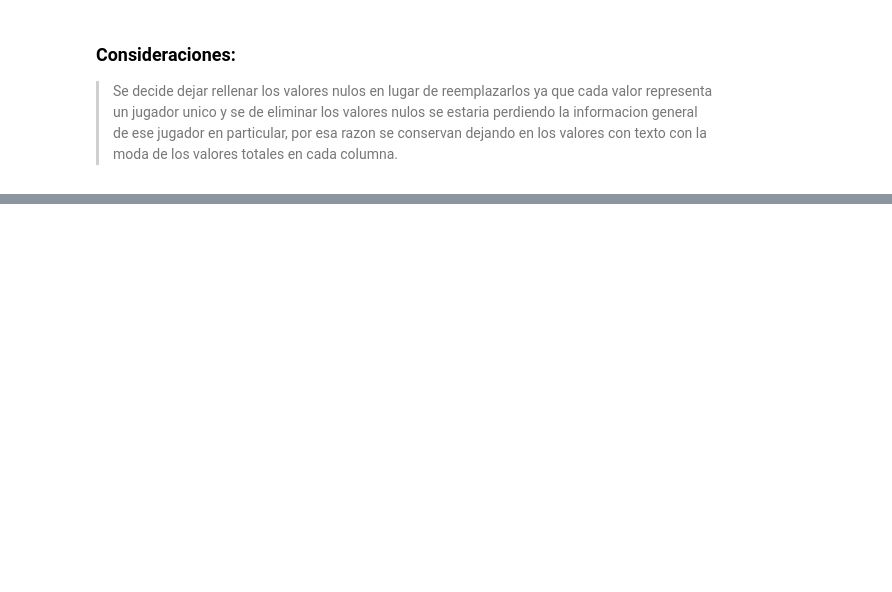
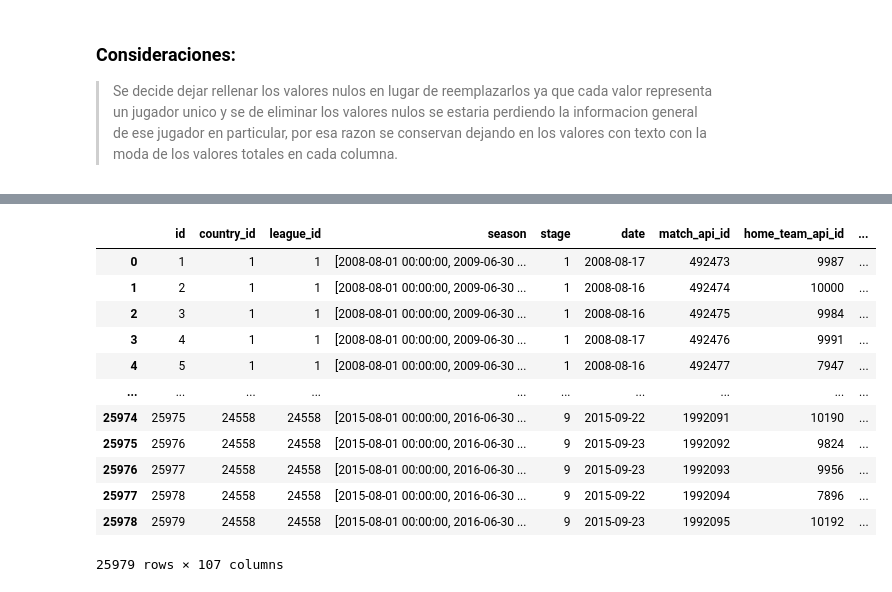
Before and after one commit to rammerbot/mi_casino_test, a Jupyter notebook: mi_casino_test.ipynb, the cells around one changed output, grey strips where cells are left out. Drawn from its saved outputs; the diff is of its cells as text; code cells hidden in the pictures; blank space fills up the shorter version.

```diff
--- a/mi_casino_test.ipynb
+++ b/mi_casino_test.ipynb
@@ -437,0 +679,32 @@ array(['medium', 'high', 'low'], dtype=object)
+# %%
+df['Match']['date'] = pd.to_datetime(df['Match']['date'], errors='coerce')
+
+
+# Separar los años y crear columnas auxiliares para crear el rango de fechas.
+df['Match'][['start_year', 'end_year']] = df['Match']['season'].str.split('/', expand=True)
+
+# Convertir a fechas
+df['Match']['start_date'] = pd.to_datetime(df['Match']['start_year'] + '-08-01')
+df['Match']['end_date'] = pd.to_datetime(df['Match']['end_year'] + '-06-30')
+
+# Crear un rango de fechas para reemplazar el texto en la columna 'season'.
+df['Match']['season'] = df['Match'].apply(lambda x: pd.Interval(x['start_date'], x['end_date'], closed='both'), axis=1)
+
+# Eliminar columnas auxiliares.
+df['Match'].drop(columns=['start_year', 'end_year', 'start_date', 'end_date'], inplace=True)
+# %%
+df['Match']
+# %% [output]
+|  | id | country_id | league_id | season | stage | date | match_api_id | home_team_api_id | ... |
+| 0 | 1 | 1 | 1 | [2008-08-01 00:00:00, 2009-06-30 ... | 1 | 2008-08-17 | 492473 | 9987 | ... |
+| 1 | 2 | 1 | 1 | [2008-08-01 00:00:00, 2009-06-30 ... | 1 | 2008-08-16 | 492474 | 10000 | ... |
+| 2 | 3 | 1 | 1 | [2008-08-01 00:00:00, 2009-06-30 ... | 1 | 2008-08-16 | 492475 | 9984 | ... |
+| 3 | 4 | 1 | 1 | [2008-08-01 00:00:00, 2009-06-30 ... | 1 | 2008-08-17 | 492476 | 9991 | ... |
+| 4 | 5 | 1 | 1 | [2008-08-01 00:00:00, 2009-06-30 ... | 1 | 2008-08-16 | 492477 | 7947 | ... |
+| ... | ... | ... | ... | ... | ... | ... | ... | ... | ... |
+| 25974 | 25975 | 24558 | 24558 | [2015-08-01 00:00:00, 2016-06-30 ... | 9 | 2015-09-22 | 1992091 | 10190 | ... |
+| 25975 | 25976 | 24558 | 24558 | [2015-08-01 00:00:00, 2016-06-30 ... | 9 | 2015-09-23 | 1992092 | 9824 | ... |
+| 25976 | 25977 | 24558 | 24558 | [2015-08-01 00:00:00, 2016-06-30 ... | 9 | 2015-09-23 | 1992093 | 9956 | ... |
+| 25977 | 25978 | 24558 | 24558 | [2015-08-01 00:00:00, 2016-06-30 ... | 9 | 2015-09-22 | 1992094 | 7896 | ... |
+| 25978 | 25979 | 24558 | 24558 | [2015-08-01 00:00:00, 2016-06-30 ... | 9 | 2015-09-23 | 1992095 | 10192 | ... |
+25979 rows × 107 columns
```
Also changed, not shown: parts of 22 cells of this notebook.
